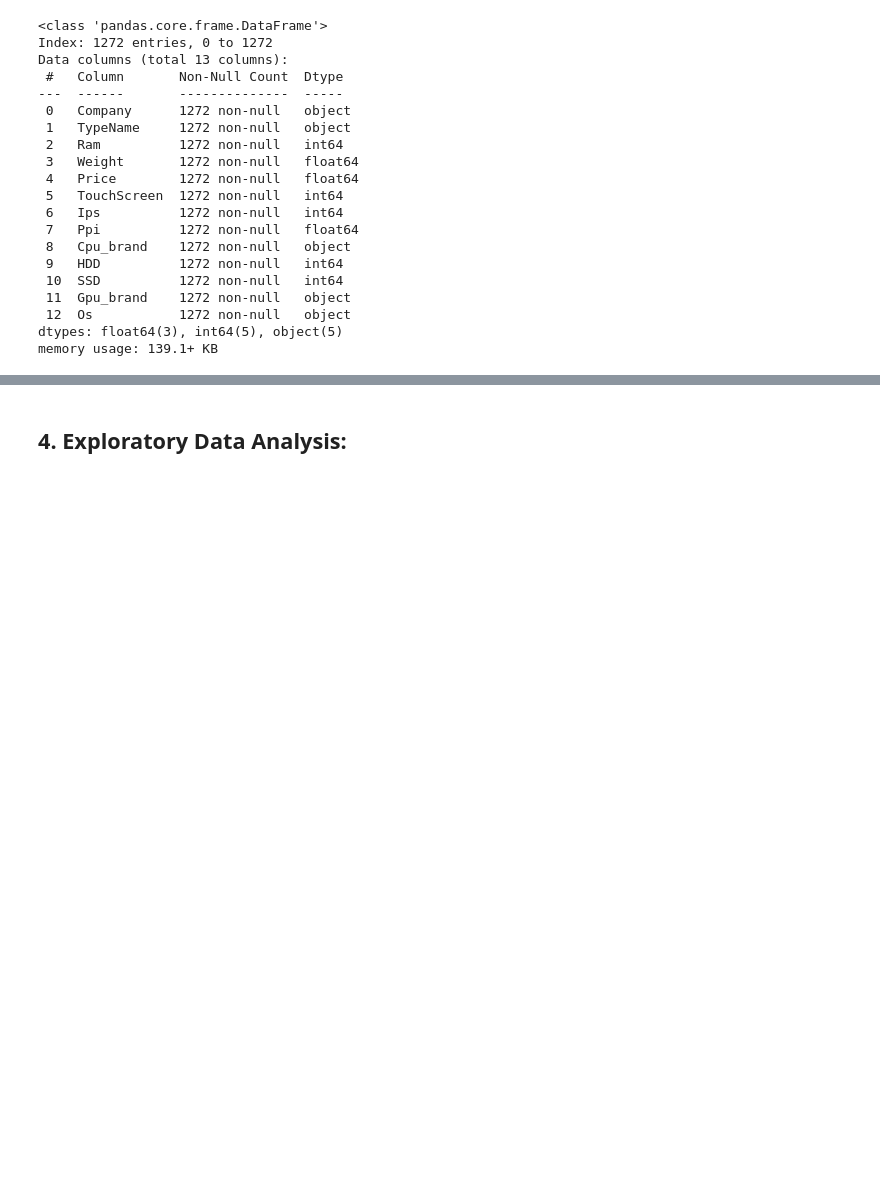
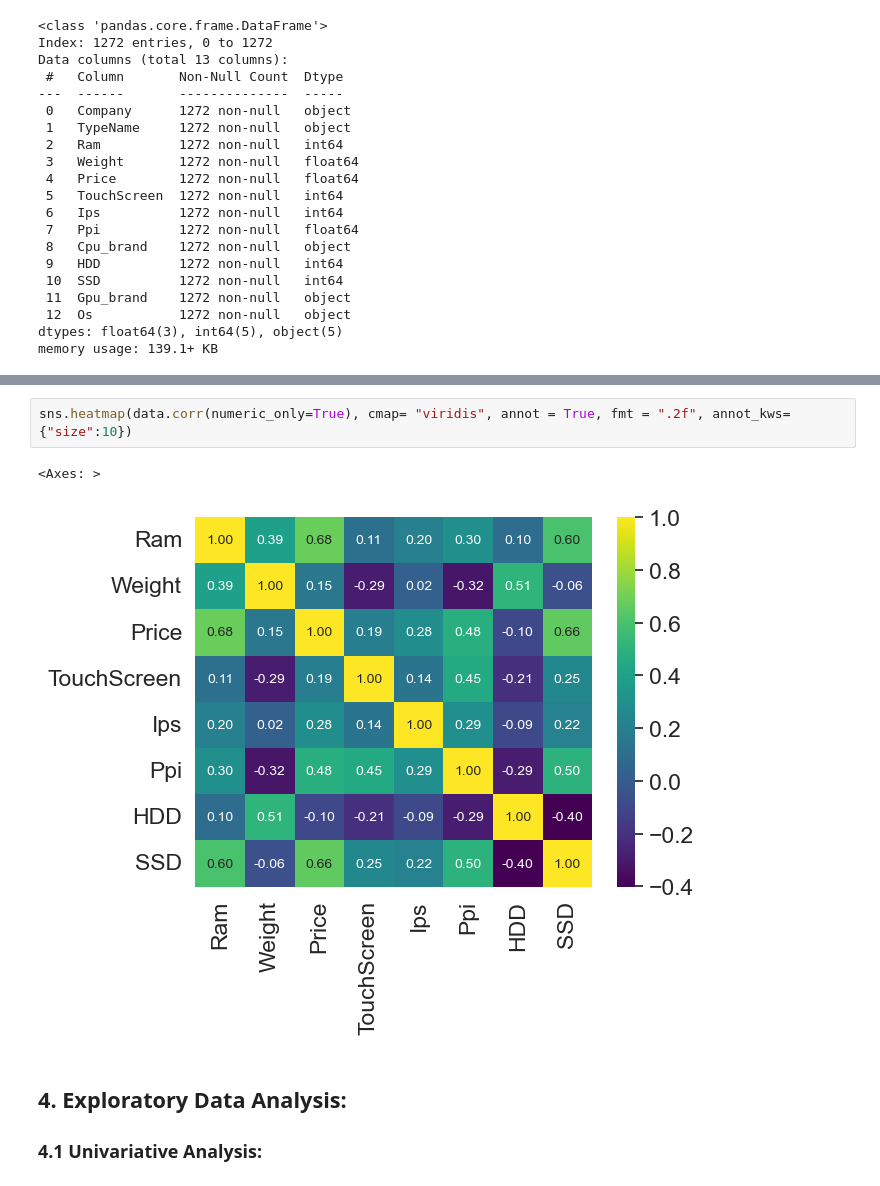
Before and after one commit to Wendy1907/Computer_Price_Prediction, a Jupyter notebook: Computer Price Prediction.ipynb, the cells around one changed output, grey strips where cells are left out. Cells and saved outputs as stored; diff of their text form; blank space fills up the shorter version.

```diff
--- a/Computer Price Prediction.ipynb
+++ b/Computer Price Prediction.ipynb
@@ -156,2 +173,9 @@ data.head()
+# %%
+sns.heatmap(data.corr(numeric_only=True), cmap= "viridis", annot = True, fmt = ".2f", annot_kws={"size":10})
+# %% [output]
+<Axes: >
+[figure, added]
 # %% [markdown]
 ## 4. Exploratory Data Analysis:
+
+### 4.1 Univariative Analysis:
```
Also changed, not shown: parts of 9 cells of this notebook.
